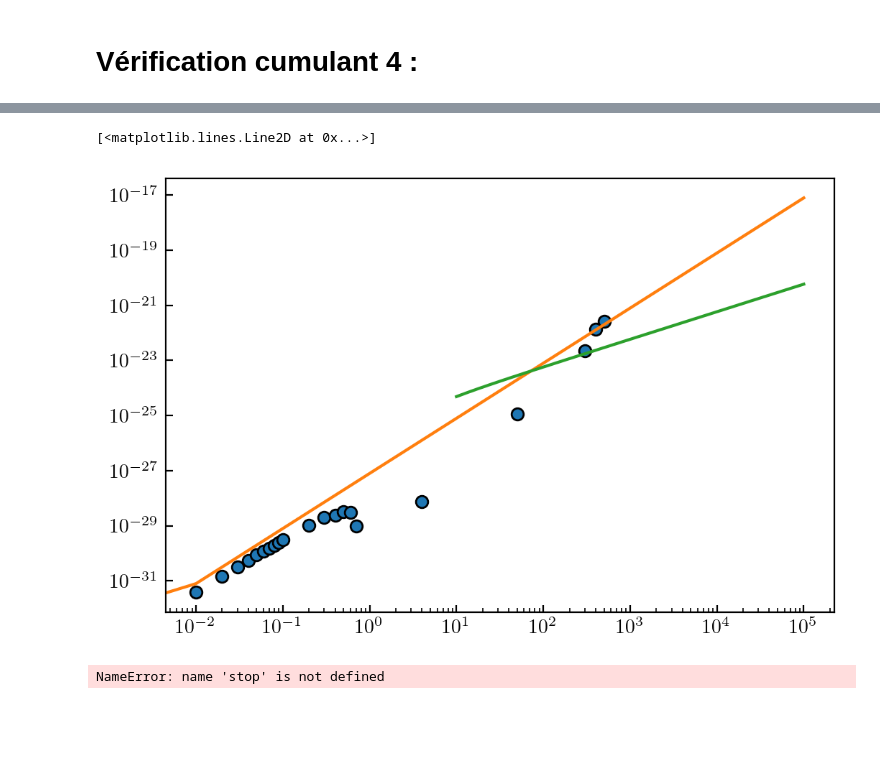
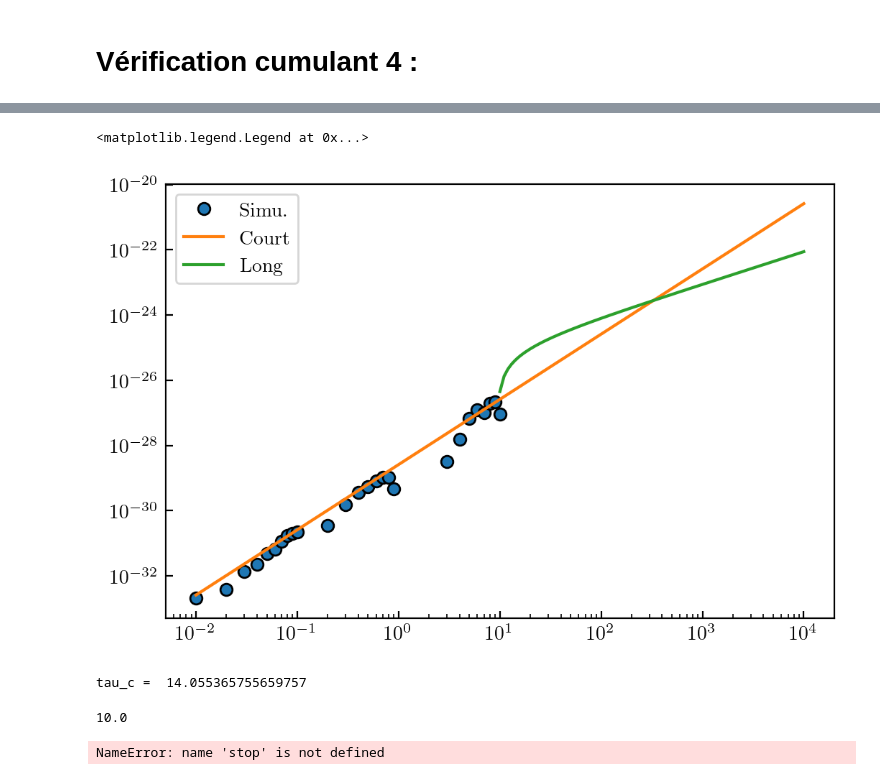
Before and after one commit to ElodieMillan/Brownian-particle-near-wall, a Jupyter notebook: Optimisation_experimental_C4/Verification_double_mur.ipynb, the cells around one changed output, grey strips where cells are left out. Cells and saved outputs as stored; diff of their text form; code cells hidden in the pictures; blank space fills up the shorter version.

```diff
--- a/Optimisation_experimental_C4/Verification_double_mur.ipynb
+++ b/Optimisation_experimental_C4/Verification_double_mur.ipynb
@@ -111,9 +111,9 @@ from Functions_Analysis import plot_traj, MSD, P_z_wall, P_Deltaz_longTime
 # Paramètres
 # %%
 dt = 1e-2
-Nt = 10000000
+Nt = 1000000
 Nt_sub = 1000 #Ntotale = Nt*Nt_sub
-a = 0.5e-6
+a = 1.5e-6
 H = 2e-6
 # Hs = 31.0e-6
 lD = 100.0e-9
@@ -255,7 +255,7 @@ F_spurious = lambda z: Dprime_z_eff(z, kBT, eta, a, H)*gamma_z_eff(z, eta, a, H)
 # Simulation
 # %%
 # Simulation
-simu = RigidWallOverdampedLangevin3D(dt=dt, Nt=Nt, a=a, H=H, lD=lD,)
+simu = RigidWallOverdampedLangevin3D(dt=dt, Nt=Nt, a=a, H=H, lD=lD,Nt_sub=1)
 simu.trajectory()
 # %% [markdown]
 # Vérification $P_\mathrm{eq}(z)$ :
@@ -360,6 +367,11 @@ C4_court_theo = C4_court(Dpara=D_para, V=V_theo, kBT=kBT, a=-H, b=+H)
 # %%
-tt_court = np.linspace(0, dt*Nt, Nt)
-tt_long = np.linspace(10, dt*Nt, Nt)
+tt_court = np.linspace(1e-2, dt*Nt, 10000)
+tt_long = np.linspace(10, dt*Nt, 10000)
+
+V_theo = lambda z: B*kBT*np.exp(-H/lD)*(np.exp(-z/lD) + np.exp(+z/lD)) + kBT/lB*z
 D_perp = lambda z: kBT/gamma_z_eff(z, a, eta, H)
+D_para = lambda z: kBT/gamma_xy_eff(z, a, eta, H)
+D_0 = lambda z: kBT/(6*np.pi*eta*a*np.ones(len(z)))
 
 C4_long_theo = C4_long(Dpara=D_para, Dperp=D_perp, V=V_theo, kBT=kBT, a=-H, b=+H)
+C4_court_theo = C4_court(Dpara=D_para, V=V_theo, kBT=kBT, a=-H, b=+H)
@@ -366,10 +382,22 @@ C4_long_theo = C4_long(Dpara=D_para, Dperp=D_perp, V=V_theo, kBT=kBT, a=-H, b=+H
 # %%
-plt.loglog(tau4, C4_simu, "o")
-plt.plot(tt_court, C4_court_theo*tt_court**2)
-plt.plot(tt_long, 24*C4_long_theo[0]*tt_long-24*C4_long_theo[1])
+plt.loglog(tau4, (C4_simu), "o", label=r"Simu.")
+plt.plot(tt_court, C4_court_theo*tt_court**2,label=r"Court")
+plt.plot(tt_long, 24*C4_long_theo[0]*tt_long-24*C4_long_theo[1], label=r"Long")
+
+# plt.plot(tt_long, 24*C4_long_test[0]*tt_long-24*C4_long_test[1], label=r"Long sans potentielle")
+plt.legend()
 # %% [output]
-[<matplotlib.lines.Line2D at 0x...>]
+<matplotlib.legend.Legend at 0x...>
-[figure, old version]
+[figure, new version]
+# %%
+t_cross = Cross_time(D_para, D_perp, V_theo, kBT, -H, +H)
+print("tau_c = ", t_cross)
+# %% [output]
+tau_c =  14.055365755659757
+# %%
+1e1
+# %% [output]
+10.0
 # %%
 stop
 # %% [output]
```
Also changed, not shown: parts of 11 cells of this notebook, 13 other files.
